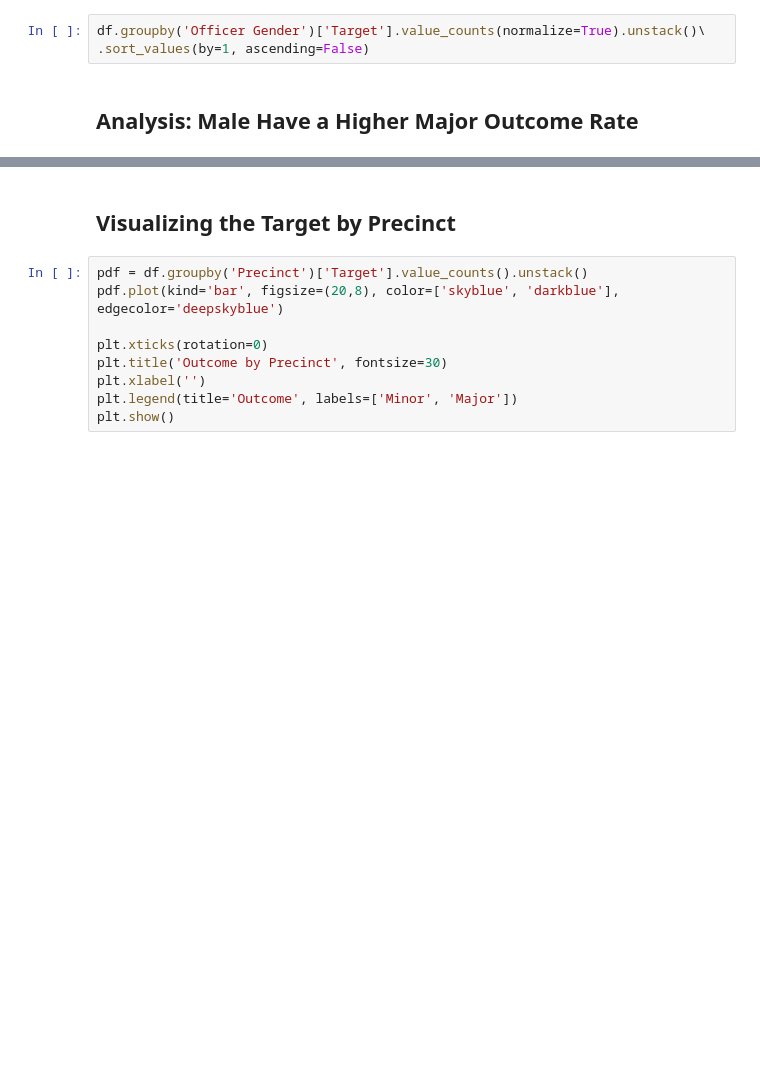
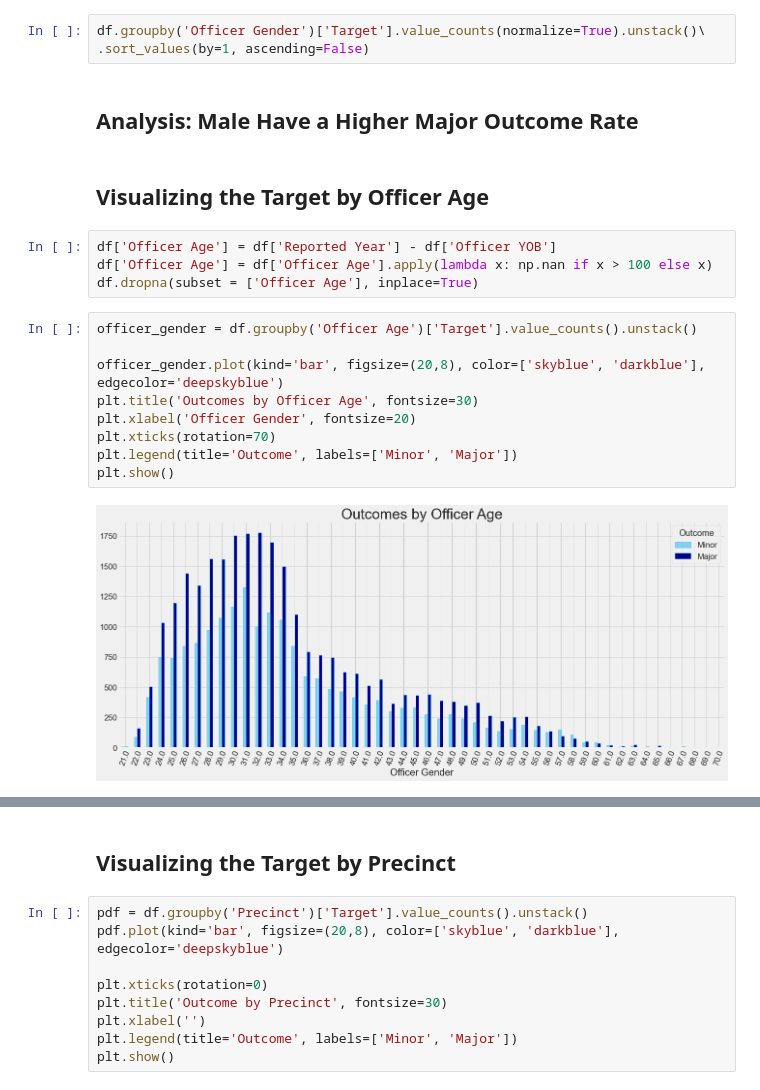
Before and after one commit to jeffreyhwatson/terry_stops_project, a Jupyter notebook: notebooks/exploratory/remixed_eda_visuals.ipynb, the cells around one changed output, grey strips where cells are left out. Drawn from its saved outputs; the diff is of its cells as text; blank space fills up the shorter version.

Commit message:
officer age viz

```diff
--- a/notebooks/exploratory/remixed_eda_visuals.ipynb
+++ b/notebooks/exploratory/remixed_eda_visuals.ipynb
@@ -643,3 +643,20 @@ df.groupby('Officer Gender')['Target'].value_counts(normalize=True).unstack()\
 .sort_values(by=1, ascending=False)
 # %% [markdown]
 ## Analysis: Male Have a Higher Major Outcome Rate
+# %% [markdown]
+## Visualizing the Target by Officer Age
+# %%
+df['Officer Age'] = df['Reported Year'] - df['Officer YOB']
+df['Officer Age'] = df['Officer Age'].apply(lambda x: np.nan if x > 100 else x)
+df.dropna(subset = ['Officer Age'], inplace=True)
+# %%
+officer_gender = df.groupby('Officer Age')['Target'].value_counts().unstack()
+
+officer_gender.plot(kind='bar', figsize=(20,8), color=['skyblue', 'darkblue'], edgecolor='deepskyblue')
+plt.title('Outcomes by Officer Age', fontsize=30)
+plt.xlabel('Officer Gender', fontsize=20)
+plt.xticks(rotation=70)
+plt.legend(title='Outcome', labels=['Minor', 'Major'])
+plt.show()
+# %% [output]
+[figure, added]
```
Also changed, not shown: parts of 3 cells of this notebook, 1 other file.
